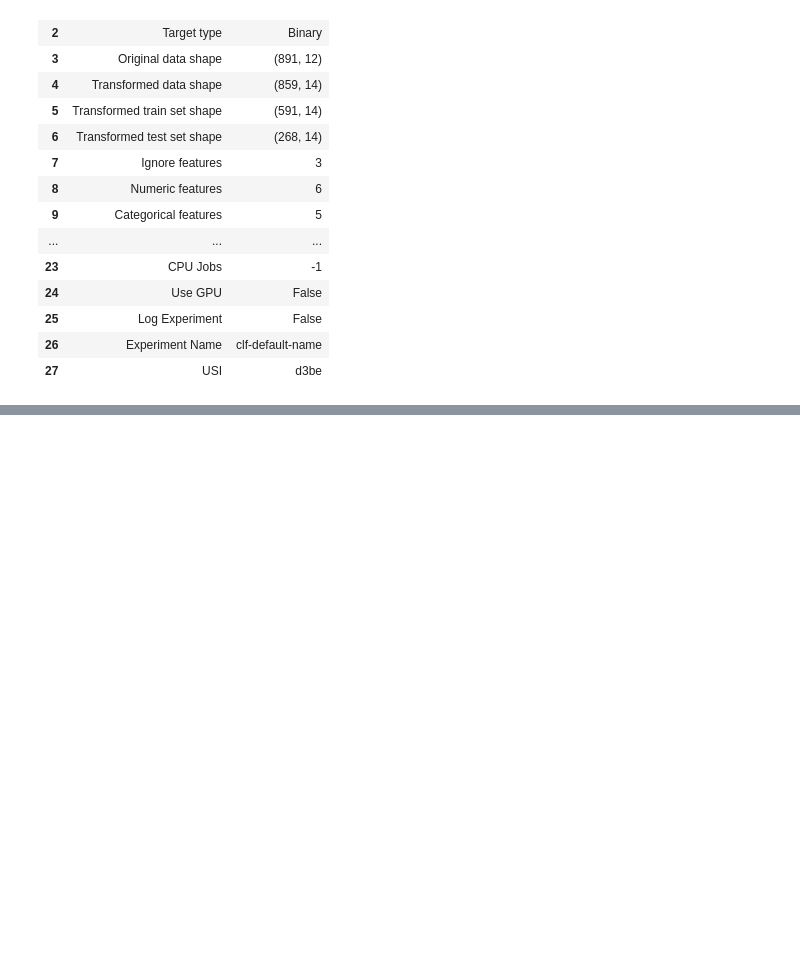
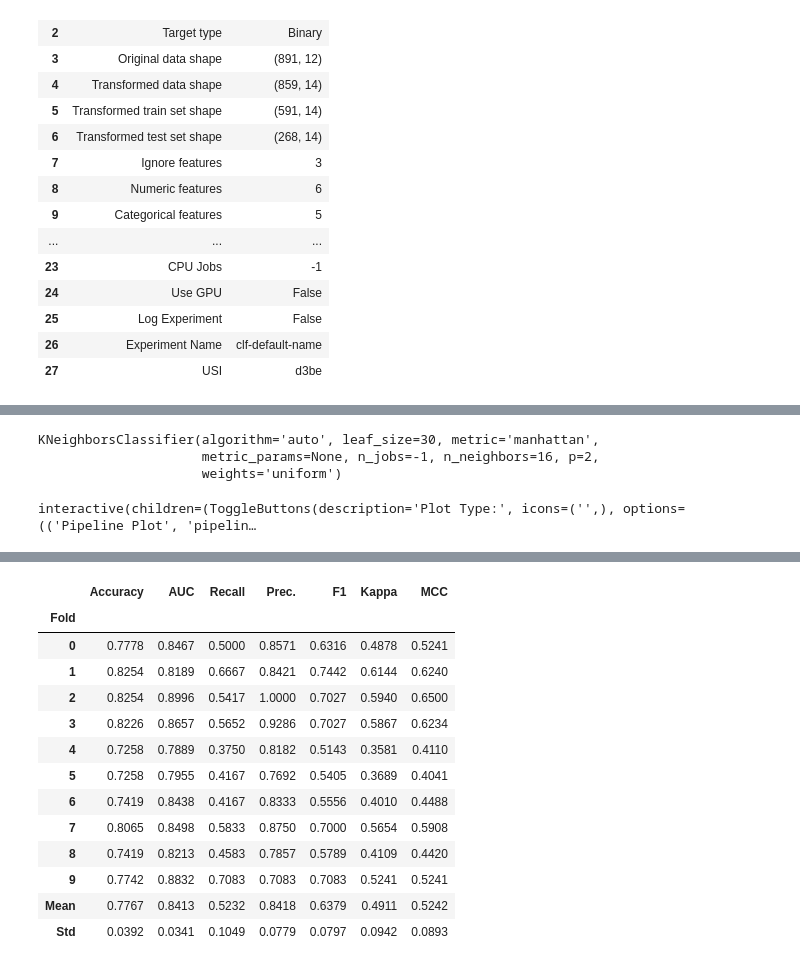
Before and after one commit to FirasKahlaoui/pycaret-ml-testing, a Jupyter notebook: advance/ad_test.ipynb, the cells around one changed output, grey strips where cells are left out. Drawn from its saved outputs; the diff is of its cells as text; code cells hidden in the pictures; blank space fills up the shorter version.

```diff
--- a/advance/ad_test.ipynb
+++ b/advance/ad_test.ipynb
@@ -68,0 +117,16 @@ clf = setup(data, target='Survived', session_id=123,
+# %%
+# Print the tuned model
+print(tuned_model)
+# %% [output]
+KNeighborsClassifier(algorithm='auto', leaf_size=30, metric='manhattan',
+                     metric_params=None, n_jobs=-1, n_neighbors=16, p=2,
+                     weights='uniform')
+# %%
+# Evaluate the tuned model using various plots (Precision-Recall, AUC, etc.)
+evaluate_model(tuned_model)
+# %% [output]
+interactive(children=(ToggleButtons(description='Plot Type:', icons=('',), options=(('Pipeline Plot', 'pipelin…
+# %%
+# Ensemble the tuned model using stacking
+stacked_model = stack_models([best_model, tuned_model])
+# %% [output]
@@ -68,0 +134,14 @@ clf = setup(data, target='Survived', session_id=123,
+|  | Accuracy | AUC | Recall | Prec. | F1 | Kappa | MCC |
+| Fold |  |  |  |  |  |  |  |
+| 0 | 0.7778 | 0.8467 | 0.5000 | 0.8571 | 0.6316 | 0.4878 | 0.5241 |
+| 1 | 0.8254 | 0.8189 | 0.6667 | 0.8421 | 0.7442 | 0.6144 | 0.6240 |
+| 2 | 0.8254 | 0.8996 | 0.5417 | 1.0000 | 0.7027 | 0.5940 | 0.6500 |
+| 3 | 0.8226 | 0.8657 | 0.5652 | 0.9286 | 0.7027 | 0.5867 | 0.6234 |
+| 4 | 0.7258 | 0.7889 | 0.3750 | 0.8182 | 0.5143 | 0.3581 | 0.4110 |
+| 5 | 0.7258 | 0.7955 | 0.4167 | 0.7692 | 0.5405 | 0.3689 | 0.4041 |
+| 6 | 0.7419 | 0.8438 | 0.4167 | 0.8333 | 0.5556 | 0.4010 | 0.4488 |
+| 7 | 0.8065 | 0.8498 | 0.5833 | 0.8750 | 0.7000 | 0.5654 | 0.5908 |
+| 8 | 0.7419 | 0.8213 | 0.4583 | 0.7857 | 0.5789 | 0.4109 | 0.4420 |
+| 9 | 0.7742 | 0.8832 | 0.7083 | 0.7083 | 0.7083 | 0.5241 | 0.5241 |
+| Mean | 0.7767 | 0.8413 | 0.5232 | 0.8418 | 0.6379 | 0.4911 | 0.5242 |
+| Std | 0.0392 | 0.0341 | 0.1049 | 0.0779 | 0.0797 | 0.0942 | 0.0893 |
```
Also changed, not shown: parts of 4 cells of this notebook.
